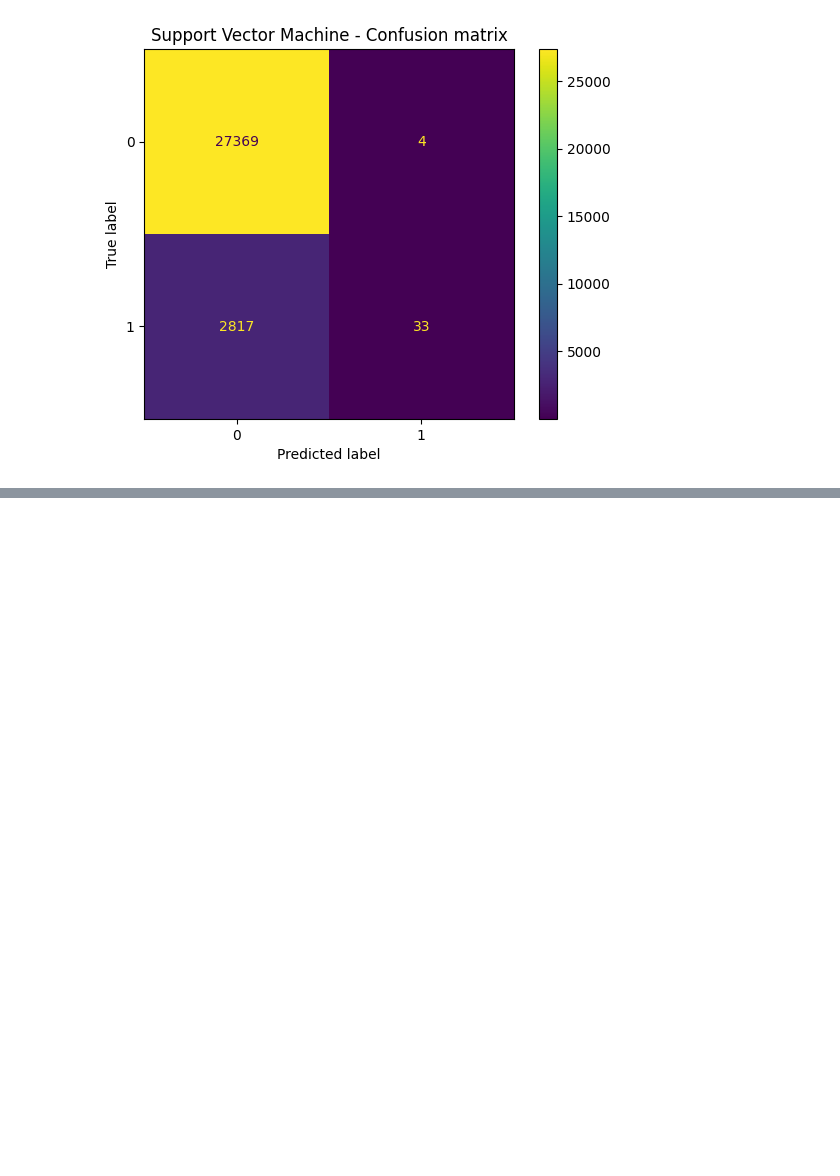
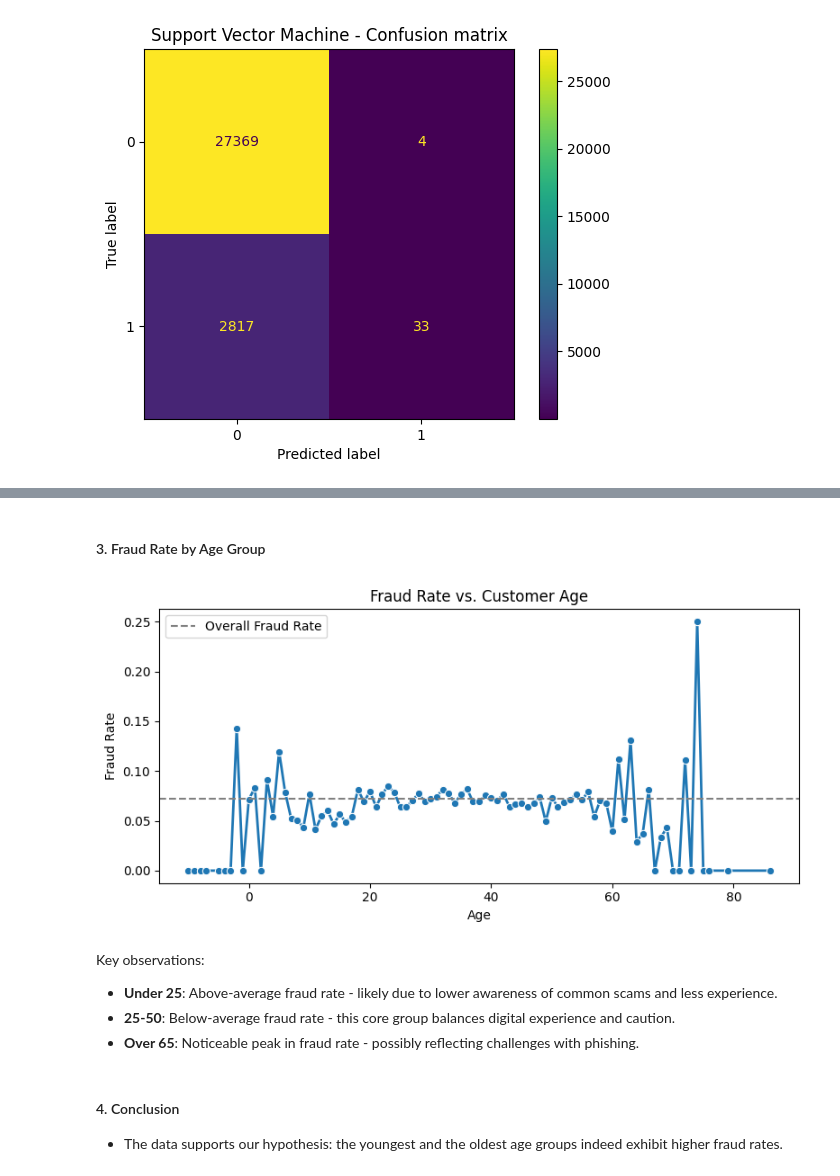
Before and after one commit to joaopcastro710/Proj_AI, a Jupyter notebook: Project 2/Proj2.ipynb, the cells around one changed output, grey strips where cells are left out. Drawn from its saved outputs; the diff is of its cells as text; code cells hidden in the pictures; blank space fills up the shorter version.

```diff
--- a/Project 2/Proj2.ipynb
+++ b/Project 2/Proj2.ipynb
@@ -192,0 +222,37 @@ weighted avg       0.91      0.91      0.86     30223
+# %% [markdown]
+#### 3. Fraud Rate by Age Group
+# %%
+age_stats = (
+    df
+    .groupby('Customer.Age')['Is.Fraudulent']
+    .agg(fraud_rate='mean', n='count')
+    .reset_index()
+)
+
+# plot fraud rate curve
+plt.figure(figsize=(8,4))
+sns.lineplot(
+    data=age_stats,
+    x='Customer.Age',
+    y='fraud_rate',
+    marker='o',
+    lw=2
+)
+plt.title("Fraud Rate vs. Customer Age")
+plt.xlabel("Age")
+plt.ylabel("Fraud Rate")
+plt.axhline(df['Is.Fraudulent'].mean(), color='gray', linestyle='--', label='Overall Fraud Rate')
+plt.legend()
+plt.tight_layout()
+plt.show()
+# %% [output]
+[figure, added]
+# %% [markdown]
+Key observations:
+- **Under 25**: Above-average fraud rate - likely due to lower awareness of common scams and less experience.
+- **25-50**: Below-average fraud rate - this core group balances digital experience and caution.
+- **Over 65**: Noticeable peak in fraud rate - possibly reflecting challenges with phishing.
+# %% [markdown]
+#### 4. Conclusion
+
+- The data supports our hypothesis: the youngest and the oldest age groups indeed exhibit higher fraud rates.
```
Also changed, not shown: parts of 15 cells of this notebook.
